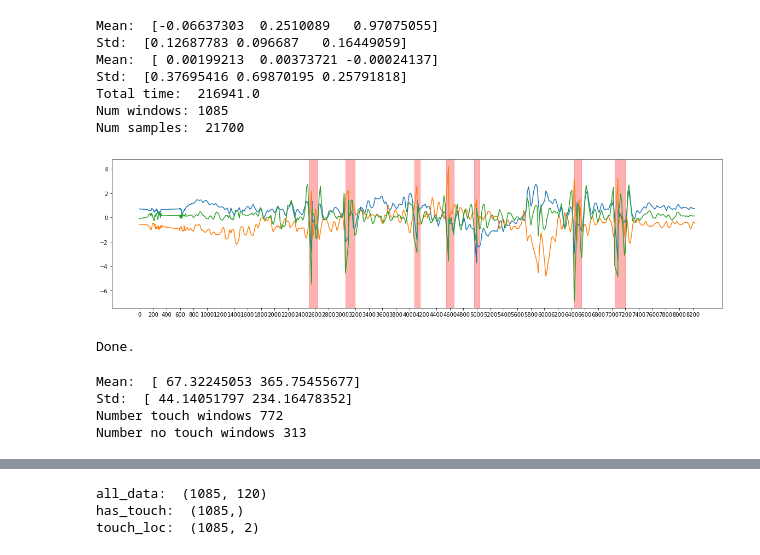
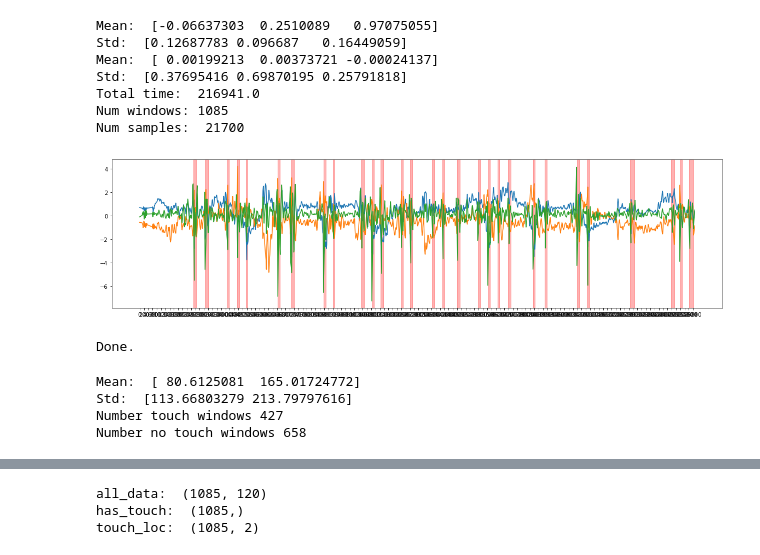
Before and after one commit to jlin816/gyrosec, a Jupyter notebook: preprocess.ipynb, the cells around one changed output, grey strips where cells are left out. Cells and saved outputs as stored; diff of their text form; code cells hidden in the pictures.

Commit message:
Fix touches bug

```diff
--- a/preprocess.ipynb
+++ b/preprocess.ipynb
@@ -64,24 +64,27 @@ Total time:  216941.0
 Num windows: 1085
 Num samples:  21700
 # %%
-viewt = 500
-end_time = acc_data[viewt - 1][0]
-plt.plot(acc_data[:viewt, 0], acc_data[:viewt, 1])
-plt.plot(acc_data[:viewt, 0], acc_data[:viewt, 2])
-plt.plot(acc_data[:viewt, 0], acc_data[:viewt, 3])
+plt.figure(figsize=(20,5))
+
+num_samples_to_view = 1500
+end_time = acc_data[num_samples_to_view - 1][0]
+acc_data_t_ms = acc_data[:num_samples_to_view, 0]
+plt.plot(acc_data_t_ms, acc_data[:num_samples_to_view, 1])
+plt.plot(acc_data_t_ms, acc_data[:num_samples_to_view, 2])
+plt.plot(acc_data_t_ms, acc_data[:num_samples_to_view, 3])
 
 presses = [int(x[3]) - start_time for x in csvf if x[2] == "press" if int(x[3]) - start_time < end_time]
 releases = [int(x[3]) - start_time for x in csvf if x[2] == "release" if int(x[3]) - start_time < end_time]
 
 presses = presses[:min(len(presses), len(releases))]
 
 for i in range(len(presses)):
     plt.axvspan(presses[i], releases[i], alpha=0.3, color="r")
 
 plt.xticks(np.arange(0, end_time, step=200))
 plt.show()
 # %% [output]
-[figure, old version]
+[figure, new version]
 # %%
 # Interpolate
 interp_times = np.linspace(0, end_time, num=num_samples)
@@ -112,31 +115,19 @@ print("Done.")
 Done.
 # %%
 # Collect touch labels
-touches = np.array([[
-    int(x[3]) - start_time, float(x[0]), float(x[1])
-] for x in csvf])
+# has_touch = 1 if there is a touch ONSET in that window
+# TODO: might want to test this assumption
 
-window_end_times = np.linspace(window_size, end_time, num=num_windows)
-i = 0
+# (# presses, 3) array of (window #, touch_x, touch_y)
+press_locs = np.array([[
+    int(math.floor((int(x[3]) - start_time) / window_size_ms)), float(x[0]), float(x[1])
+] for x in csvf if x[2] == "press"])
 
-has_touch = []
-touch_loc = []
+has_touch = -1 * np.ones((num_windows,))
+touch_loc = -2 * np.ones((num_windows, 2))
 
-for end_time in window_end_times:
-    # Collect all samples in a window and check if any were touches
-    window_has_touch = -1
-    window_touch_loc = [-2, -2]
-    while touches[i][0] < end_time:
-        if touches[i][1] != -2:
-            window_has_touch = 1
-            window_touch_loc = [touches[i][1], touches[i][2]]
-            break
-        i += 1
-    has_touch.append(window_has_touch)
-    touch_loc.append(window_touch_loc)
-
-has_touch = np.array(has_touch)
-touch_loc = np.array(touch_loc)
+has_touch[press_locs[:,0].astype(int)] = 1
+touch_loc[press_locs[:,0].astype(int)] = press_locs[:,1:]
 touch_loc = normalize(touch_loc)
 
 assert(has_touch.shape == (num_windows,))
@@ -144,7 +135,7 @@ print("Number touch windows", np.sum(has_touch == 1))
 print("Number no touch windows", np.sum(has_touch == -1))
 assert(touch_loc.shape == (num_windows, 2))
 # %% [output]
-Mean:  [ 67.32245053 365.75455677]
-Std:  [ 44.14051797 234.16478352]
-Number touch windows 772
-Number no touch windows 313
+Mean:  [ 80.6125081  165.01724772]
+Std:  [113.66803279 213.79797616]
+Number touch windows 427
+Number no touch windows 658
```
Also changed, not shown: parts of 7 cells of this notebook.
